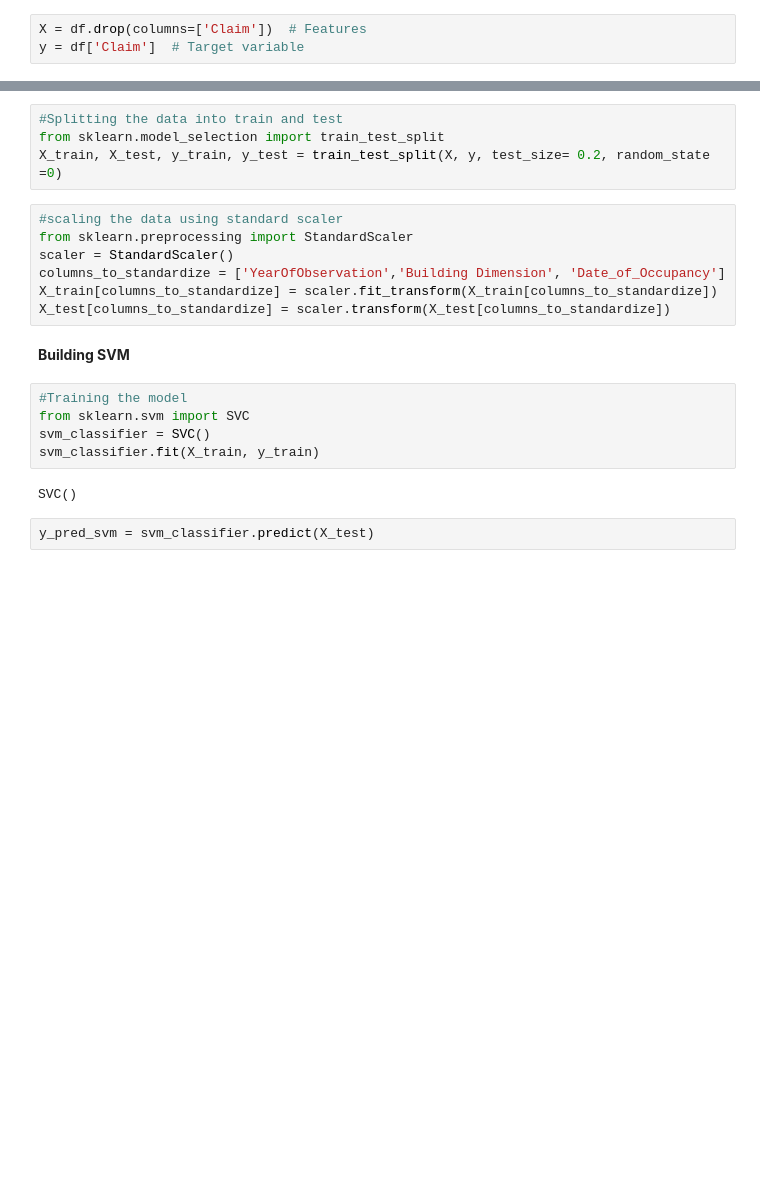
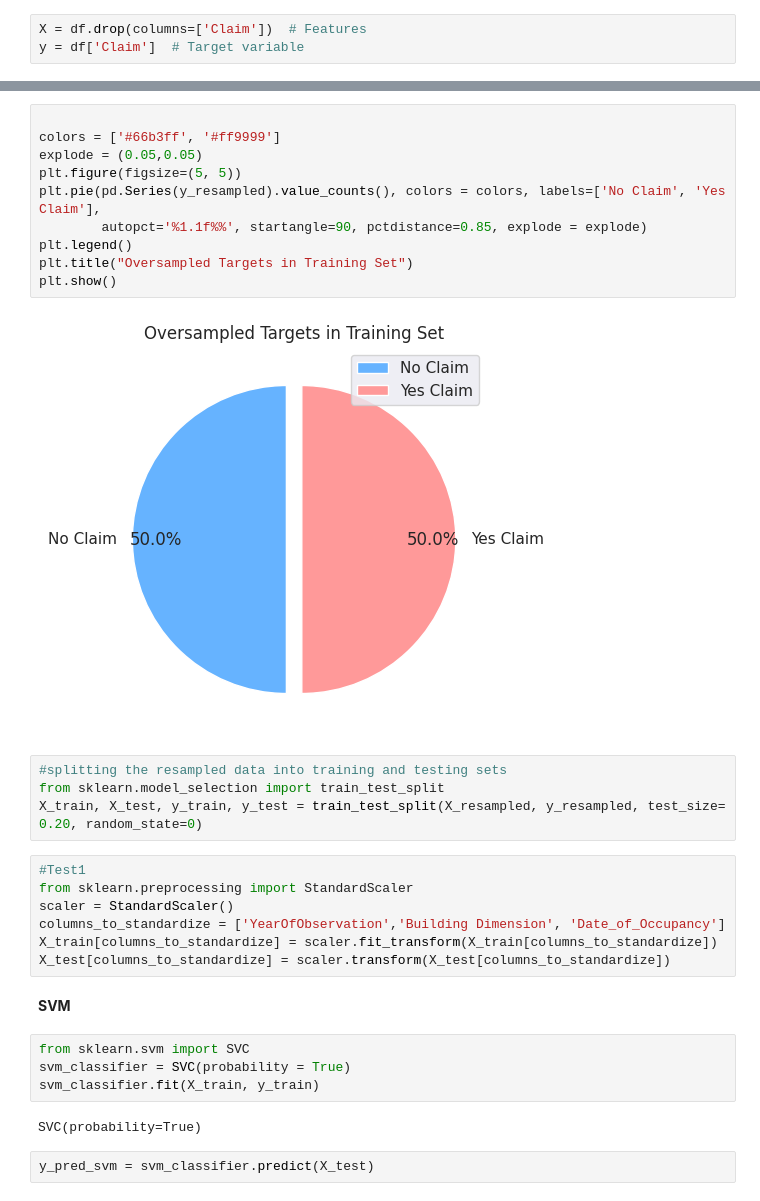
Before and after one commit to Denniskag/Python-Assignment, a Jupyter notebook: ML_Assignment_3.ipynb, the cells around one changed output, grey strips where cells are left out. Cells and saved outputs as stored; diff of their text form; blank space fills up the shorter version.

```diff
--- a/ML_Assignment_3.ipynb
+++ b/ML_Assignment_3.ipynb
@@ -584,23 +604,34 @@ y = df['Claim']  # Target variable
+# %%
+
+colors = ['#66b3ff', '#ff9999']
+explode = (0.05,0.05)
+plt.figure(figsize=(5, 5))
+plt.pie(pd.Series(y_resampled).value_counts(), colors = colors, labels=['No Claim', 'Yes Claim'],
+        autopct='%1.1f%%', startangle=90, pctdistance=0.85, explode = explode)
+plt.legend()
+plt.title("Oversampled Targets in Training Set")
+plt.show()
+# %% [output]
+[figure, added]
 # %%
-#Splitting the data into train and test
+#splitting the resampled data into training and testing sets
 from sklearn.model_selection import train_test_split
-X_train, X_test, y_train, y_test = train_test_split(X, y, test_size= 0.2, random_state =0)
+X_train, X_test, y_train, y_test = train_test_split(X_resampled, y_resampled, test_size= 0.20, random_state=0)
 # %%
-#scaling the data using standard scaler
+#Test1
 from sklearn.preprocessing import StandardScaler
 scaler = StandardScaler()
 columns_to_standardize = ['YearOfObservation','Building Dimension', 'Date_of_Occupancy']
 X_train[columns_to_standardize] = scaler.fit_transform(X_train[columns_to_standardize])
 X_test[columns_to_standardize] = scaler.transform(X_test[columns_to_standardize])
 # %% [markdown]
-**Building SVM**
+**SVM**
 # %%
-#Training the model
 from sklearn.svm import SVC
-svm_classifier = SVC()
+svm_classifier = SVC(probability = True)
 svm_classifier.fit(X_train, y_train)
 # %% [output]
-SVC()
+SVC(probability=True)
 # %%
 y_pred_svm = svm_classifier.predict(X_test)
 # %%
```
Also changed, not shown: parts of 57 cells of this notebook.
